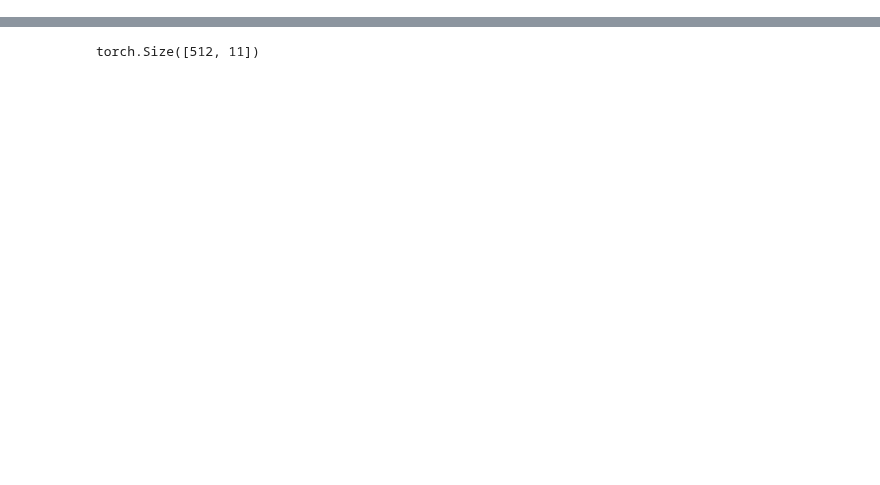
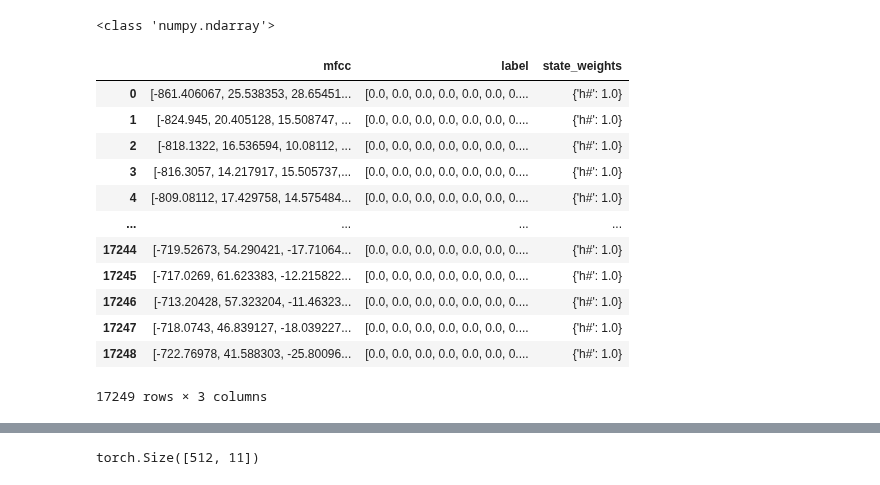
Before and after one commit to jiayan-li/keyword-spotting, a Jupyter notebook: DNN.ipynb, the cells around one changed output, grey strips where cells are left out. Cells and saved outputs as stored; diff of their text form; code cells hidden in the pictures; blank space fills up the shorter version.

Commit message:
Add: Test data for HMM

```diff
--- a/DNN.ipynb
+++ b/DNN.ipynb
@@ -11,6 +11,7 @@ from torch.utils.data import Dataset, DataLoader, sampler
 
 import numpy as np
 import pandas as pd
+from joblib import load
 
 # Import helper functions.
 import mfcc_label
@@ -18,12 +19,17 @@ import get_prob
 
 
 df_train = pd.read_csv('processed_data/dnn_never_train.csv')
+df_test = pd.read_csv('processed_data/dnn_never_test.csv')
 
-if isinstance(df_train.iloc[0]['mfcc'], str):
-    df_train['mfcc'] = df_train['mfcc'].apply(lambda x: np.fromstring(x[1:-1], sep=' '))
-if isinstance(df_train.iloc[0]['label'], str):
-    df_train['label'] = df_train['label'].apply(lambda x: np.fromstring(x[1:-1], sep=' '))
+def column_str_to_numpy(df, colname:str):
+    # Given pd.DataFrame df, convert the column colname from string to numpy array.
+    if isinstance(df.iloc[0][colname], str):
+        df[colname]=df[colname].apply(lambda x: np.fromstring(x[1:-1], sep=' '))
 
+column_str_to_numpy(df_train, 'mfcc')
+column_str_to_numpy(df_train, 'label')
+column_str_to_numpy(df_test, 'mfcc')
+column_str_to_numpy(df_test, 'label')
 
 # Configurations
 NUM_TRAIN = int(0.8*len(df_train)) # Number of training examples for splitting training and validation datasets.
@@ -34,4 +40,25 @@ print_every = 50
 
 # DNN Architecture Hyperparameters
 minibatch_size = 512
+# %%
+isinstance(df_test.iloc[0]['mfcc'],str)
+print(type(df_test.iloc[0]['label']))
+# If the type is str, convert it
+
+display(df_test)
+# %% [output]
+<class 'numpy.ndarray'>
+|  | mfcc | label | state_weights |
+| 0 | [-861.406067, 25.538353, 28.65451... | [0.0, 0.0, 0.0, 0.0, 0.0, 0.0, 0.... | {'h#': 1.0} |
+| 1 | [-824.945, 20.405128, 15.508747, ... | [0.0, 0.0, 0.0, 0.0, 0.0, 0.0, 0.... | {'h#': 1.0} |
+| 2 | [-818.1322, 16.536594, 10.08112, ... | [0.0, 0.0, 0.0, 0.0, 0.0, 0.0, 0.... | {'h#': 1.0} |
+| 3 | [-816.3057, 14.217917, 15.505737,... | [0.0, 0.0, 0.0, 0.0, 0.0, 0.0, 0.... | {'h#': 1.0} |
+| 4 | [-809.08112, 17.429758, 14.575484... | [0.0, 0.0, 0.0, 0.0, 0.0, 0.0, 0.... | {'h#': 1.0} |
+| ... | ... | ... | ... |
+| 17244 | [-719.52673, 54.290421, -17.71064... | [0.0, 0.0, 0.0, 0.0, 0.0, 0.0, 0.... | {'h#': 1.0} |
+| 17245 | [-717.0269, 61.623383, -12.215822... | [0.0, 0.0, 0.0, 0.0, 0.0, 0.0, 0.... | {'h#': 1.0} |
+| 17246 | [-713.20428, 57.323204, -11.46323... | [0.0, 0.0, 0.0, 0.0, 0.0, 0.0, 0.... | {'h#': 1.0} |
+| 17247 | [-718.0743, 46.839127, -18.039227... | [0.0, 0.0, 0.0, 0.0, 0.0, 0.0, 0.... | {'h#': 1.0} |
+| 17248 | [-722.76978, 41.588303, -25.80096... | [0.0, 0.0, 0.0, 0.0, 0.0, 0.0, 0.... | {'h#': 1.0} |
+17249 rows × 3 columns
 # %%
```
Also changed, not shown: parts of 9 cells of this notebook, 1 other file.
